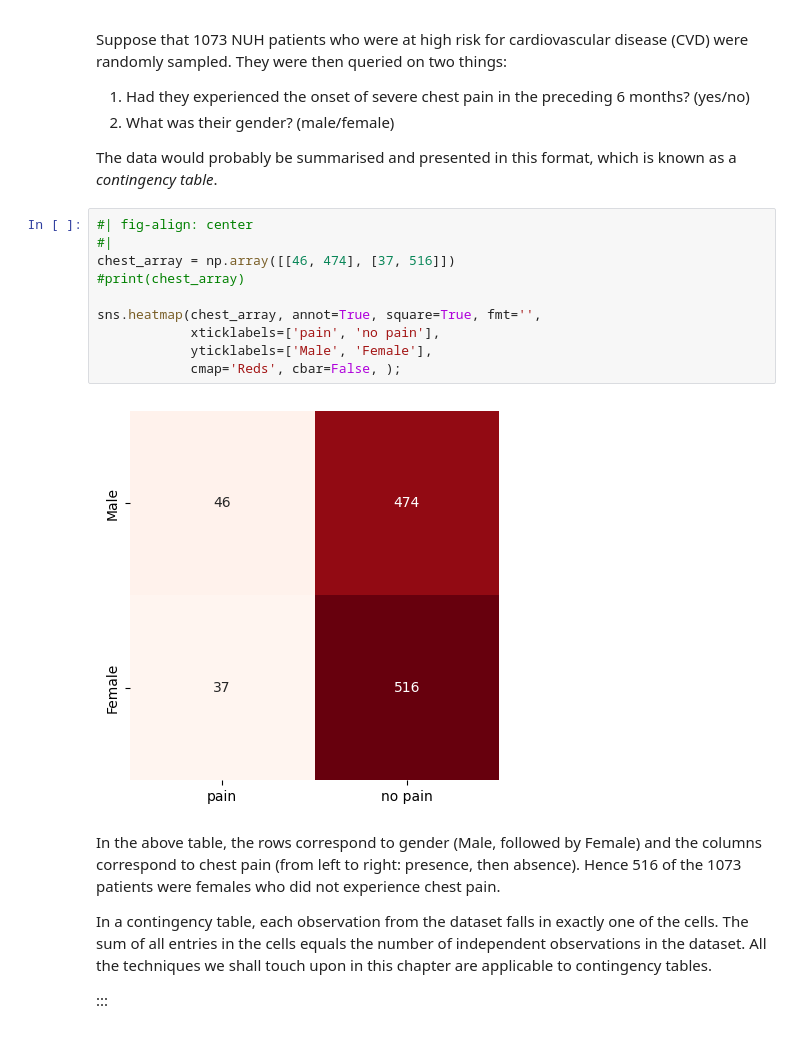
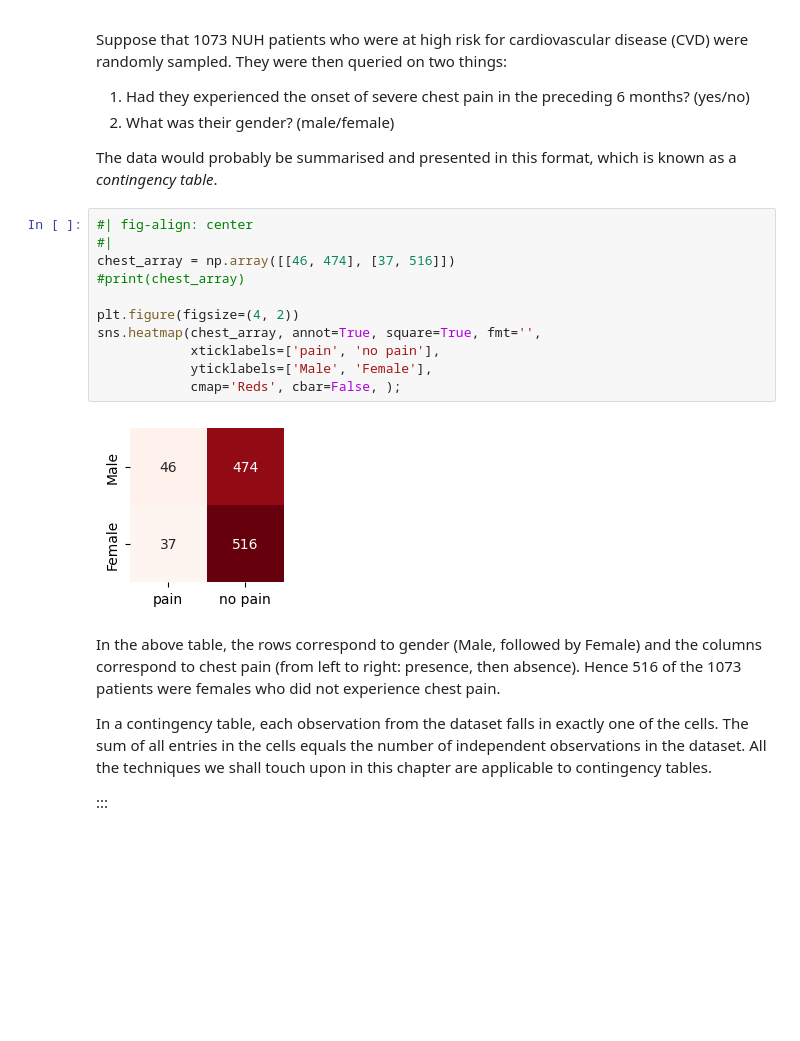
Before and after one commit to singator/ind5003-book, a Jupyter notebook: 02-inference-new.ipynb, the cells around one changed output. Cells and saved outputs as stored; diff of their text form; blank space fills up the shorter version.

```diff
--- a/02-inference-new.ipynb
+++ b/02-inference-new.ipynb
@@ -609,15 +622,16 @@ known as a *contingency table*.
 # %%
 #| fig-align: center
 #|
 chest_array = np.array([[46, 474], [37, 516]])
 #print(chest_array)
 
+plt.figure(figsize=(4, 2))
 sns.heatmap(chest_array, annot=True, square=True, fmt='',
             xticklabels=['pain', 'no pain'],
             yticklabels=['Male', 'Female'],
             cmap='Reds', cbar=False, );
 # %% [output]
-[figure, old version]
+[figure, new version]
 # %% [markdown]
 In the above table, the rows correspond to gender (Male, followed by Female) and
 the columns correspond to chest pain (from left to right: presence, then
```
Also changed, not shown: parts of 11 cells of this notebook, 4 other files.
